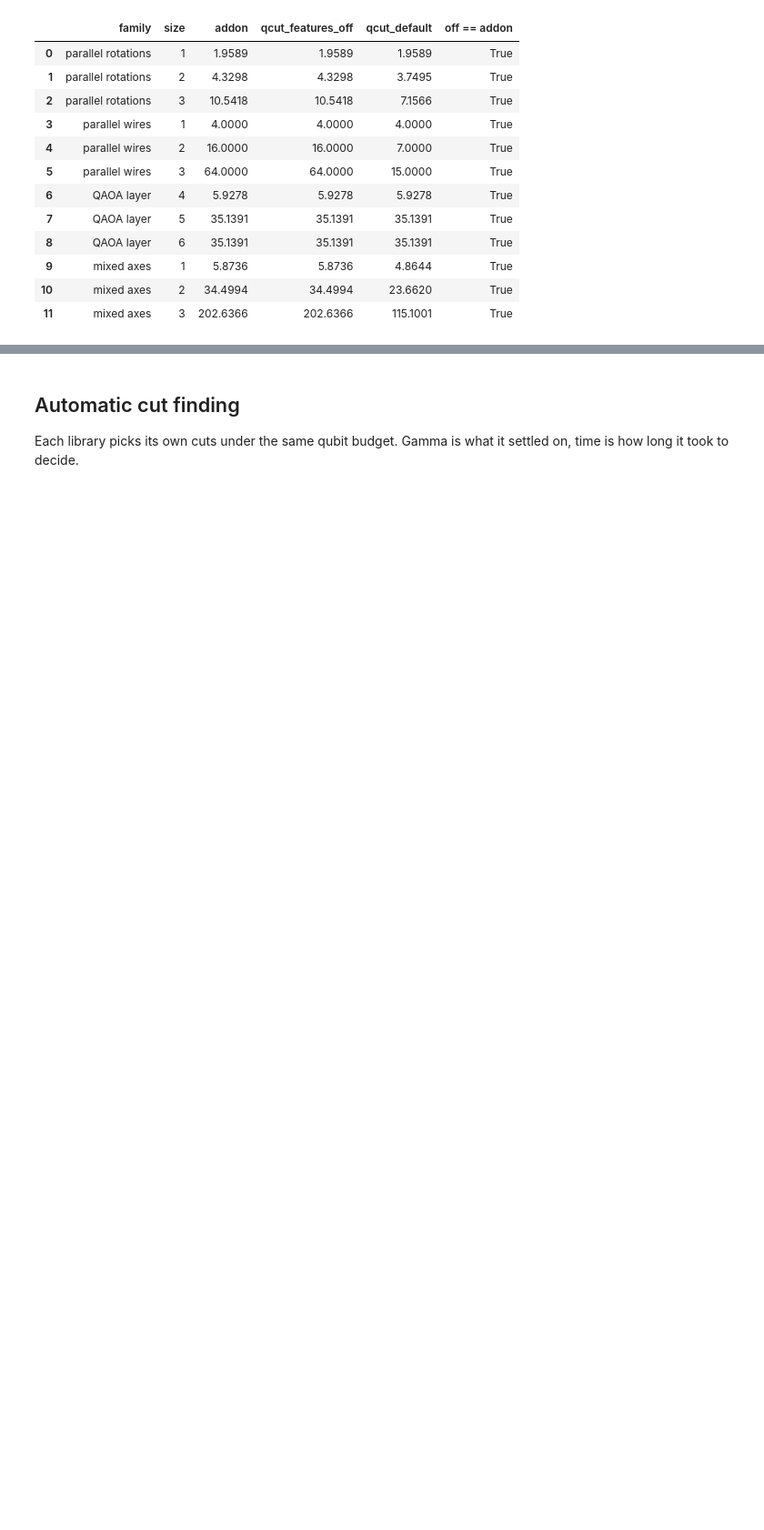
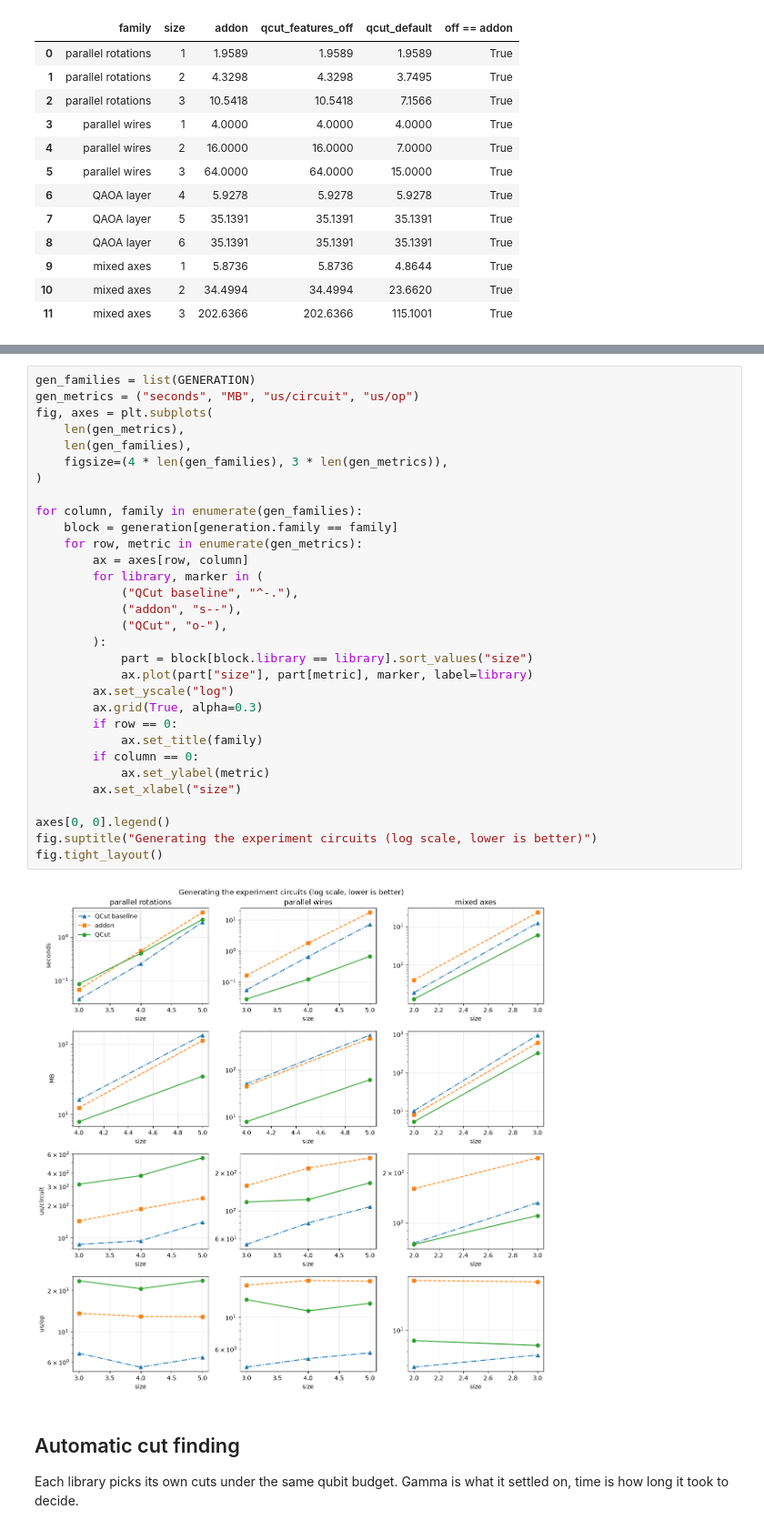
Before and after one commit to JooNiv/QCut, a Jupyter notebook: benchmarks/QCutVsAddon.ipynb, the cells around one changed output, grey strips where cells are left out. Shown at 91% size. Cells and saved outputs as stored; diff of their text form; blank space fills up the shorter version.

```diff
--- a/benchmarks/QCutVsAddon.ipynb
+++ b/benchmarks/QCutVsAddon.ipynb
@@ -328,3 +506,36 @@ attribution.round(4)
+# %%
+gen_families = list(GENERATION)
+gen_metrics = ("seconds", "MB", "us/circuit", "us/op")
+fig, axes = plt.subplots(
+    len(gen_metrics),
+    len(gen_families),
+    figsize=(4 * len(gen_families), 3 * len(gen_metrics)),
+)
+
+for column, family in enumerate(gen_families):
+    block = generation[generation.family == family]
+    for row, metric in enumerate(gen_metrics):
+        ax = axes[row, column]
+        for library, marker in (
+            ("QCut baseline", "^-."),
+            ("addon", "s--"),
+            ("QCut", "o-"),
+        ):
+            part = block[block.library == library].sort_values("size")
+            ax.plot(part["size"], part[metric], marker, label=library)
+        ax.set_yscale("log")
+        ax.grid(True, alpha=0.3)
+        if row == 0:
+            ax.set_title(family)
+        if column == 0:
+            ax.set_ylabel(metric)
+        ax.set_xlabel("size")
+
+axes[0, 0].legend()
+fig.suptitle("Generating the experiment circuits (log scale, lower is better)")
+fig.tight_layout()
+# %% [output]
+[figure, added]
 # %% [markdown]
 ## Automatic cut finding
 
```
Also changed, not shown: parts of 7 cells of this notebook, 2 other files.
